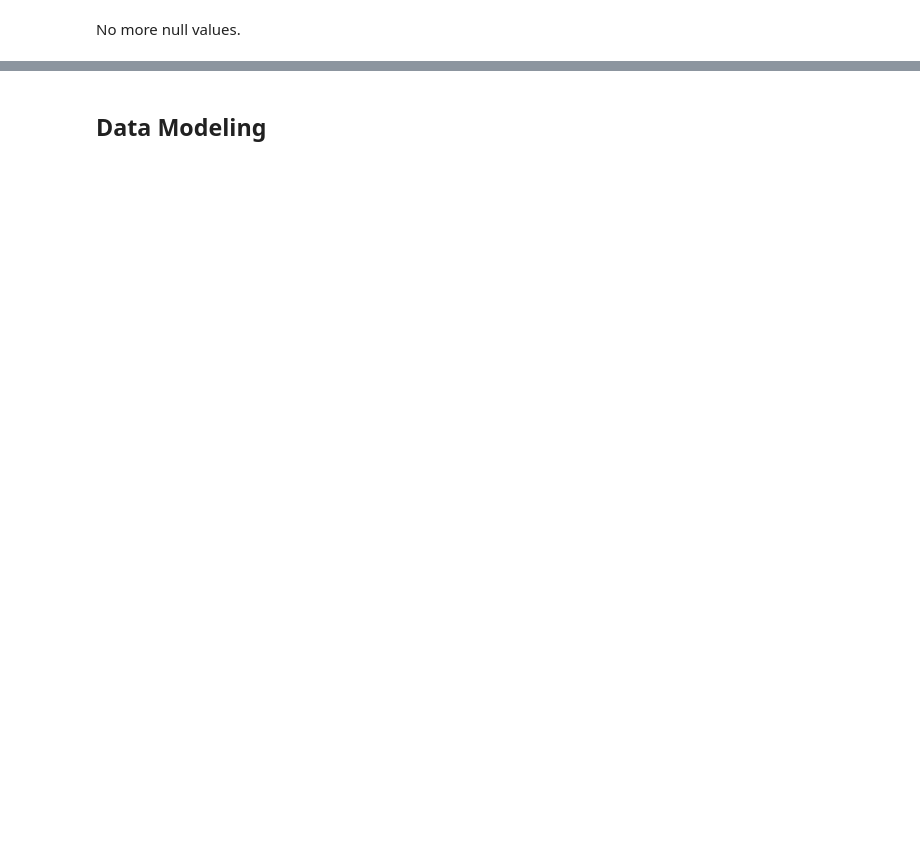
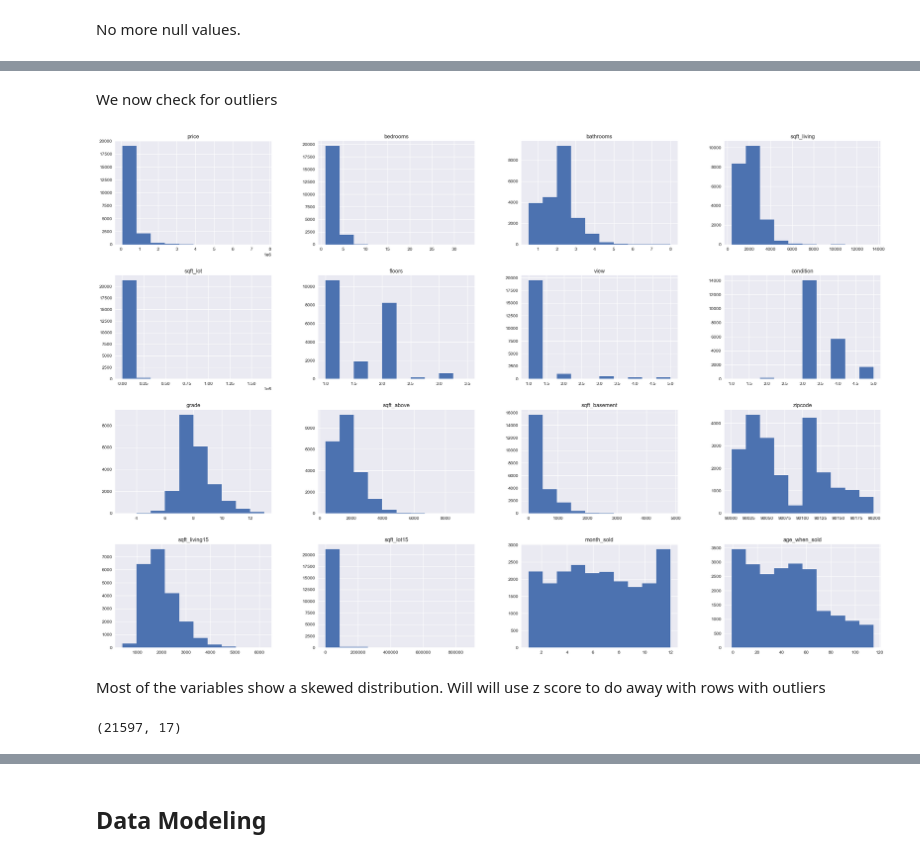
Before and after one commit to Nelsonkim44/King-County-Housing-Analysis-Project, a Jupyter notebook: Nelson Phase 2 Project .ipynb, the cells around one changed output, grey strips where cells are left out. Cells and saved outputs as stored; diff of their text form; code cells hidden in the pictures; blank space fills up the shorter version.

```diff
--- a/Nelson Phase 2 Project .ipynb
+++ b/Nelson Phase 2 Project .ipynb
@@ -171,0 +373,2 @@ No more null values.
+# %%
+kc['view'] = kc['view'].replace(view_key)
@@ -171,0 +419,6 @@ No more null values.
+# %%
+kc = kc.drop(['id'], axis=1)
+# %%
+kc = kc.drop(['lat'], axis=1)
+# %%
+kc = kc.drop(['long'], axis=1)
@@ -171,0 +445,8 @@ No more null values.
+# %% [markdown]
+We now check for outliers
+# %%
+kc.hist(figsize  = [30, 20]);
+# %% [output]
+[figure, added]
+# %% [markdown]
+Most of the variables show a skewed distribution. Will will use z score to do away with rows with outliers
@@ -171,0 +457,4 @@ No more null values.
+# %%
+kc.shape
+# %% [output]
+(21597, 17)
```
Also changed, not shown: parts of 43 cells of this notebook.
